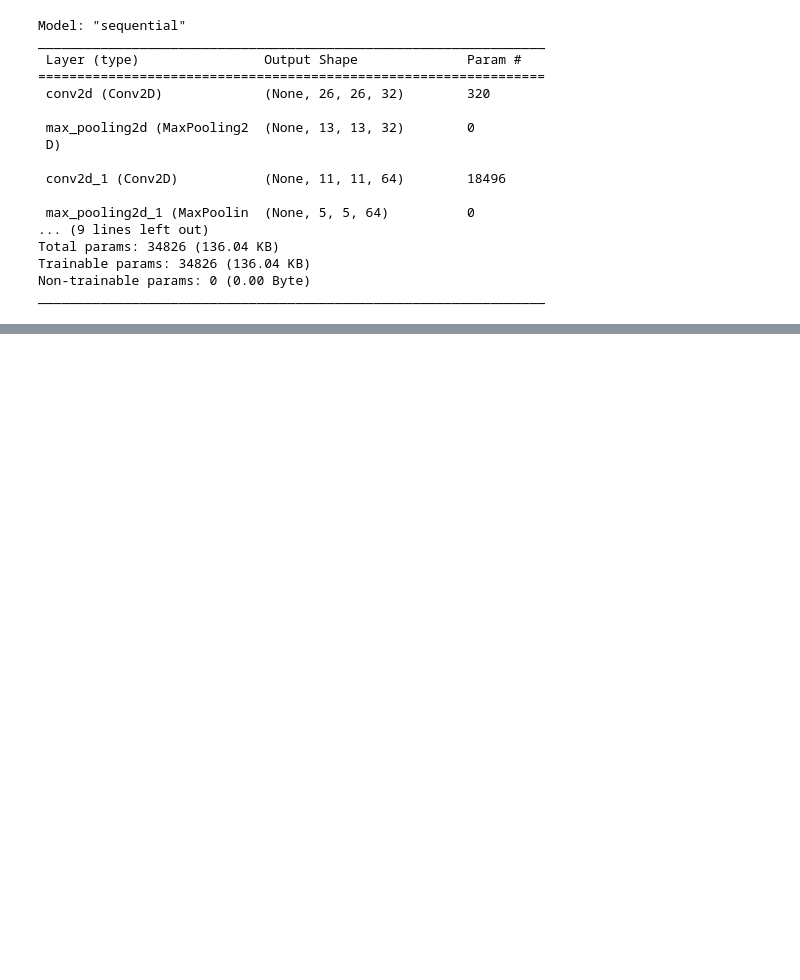
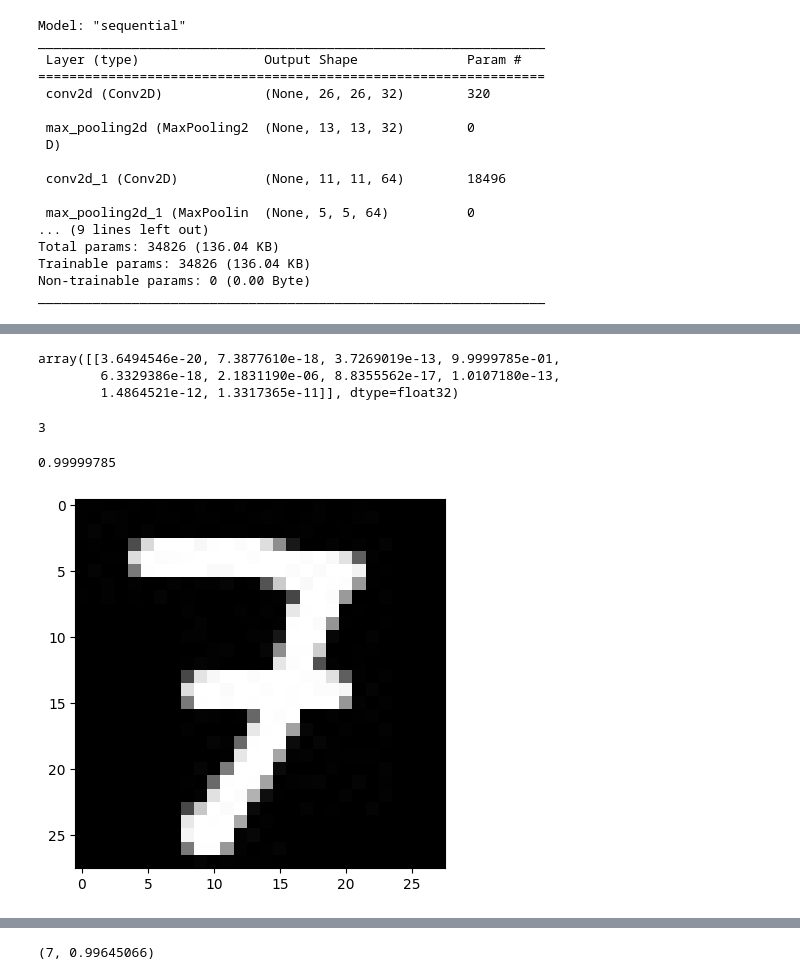
Before and after one commit to Prajyoti20/DeepLerning, a Jupyter notebook: Handwritten_Digit_Classification.ipynb, the cells around one changed output, grey strips where cells are left out. Cells and saved outputs as stored; diff of their text form; code cells hidden in the pictures; blank space fills up the shorter version.

```diff
--- a/Handwritten_Digit_Classification.ipynb
+++ b/Handwritten_Digit_Classification.ipynb
@@ -344,0 +365,2 @@ img
+# %%
+probs = model.predict(np.array([img_scl]))
@@ -344,0 +369,30 @@ img
+# %%
+probs
+# %% [output]
+array([[3.6494546e-20, 7.3877610e-18, 3.7269019e-13, 9.9999785e-01,
+        6.3329386e-18, 2.1831190e-06, 8.8355562e-17, 1.0107180e-13,
+        1.4864521e-12, 1.3317365e-11]], dtype=float32)
+# %%
+pred = np.argmax(probs)
+pred
+# %% [output]
+3
+# %%
+prob = np.max(probs)
+prob
+# %% [output]
+0.99999785
+# %%
+def predict_number(path):
+  img = cv2.imread(path, cv2.IMREAD_GRAYSCALE)
+  plt.imshow(img, cmap='gray')
+  plt.show()
+  img_scl = img.astype('float32')/255
+  probs = model.predict(np.array([img_scl]))
+  pred = np.argmax(probs)
+  prob = np.max(probs)
+  return pred, prob
+# %%
+predict_number('/example_img2.jpg')
+# %% [output]
+[figure, added]
@@ -344,0 +400 @@ img
+(7, 0.99645066)
```
Also changed, not shown: parts of 7 cells of this notebook.
